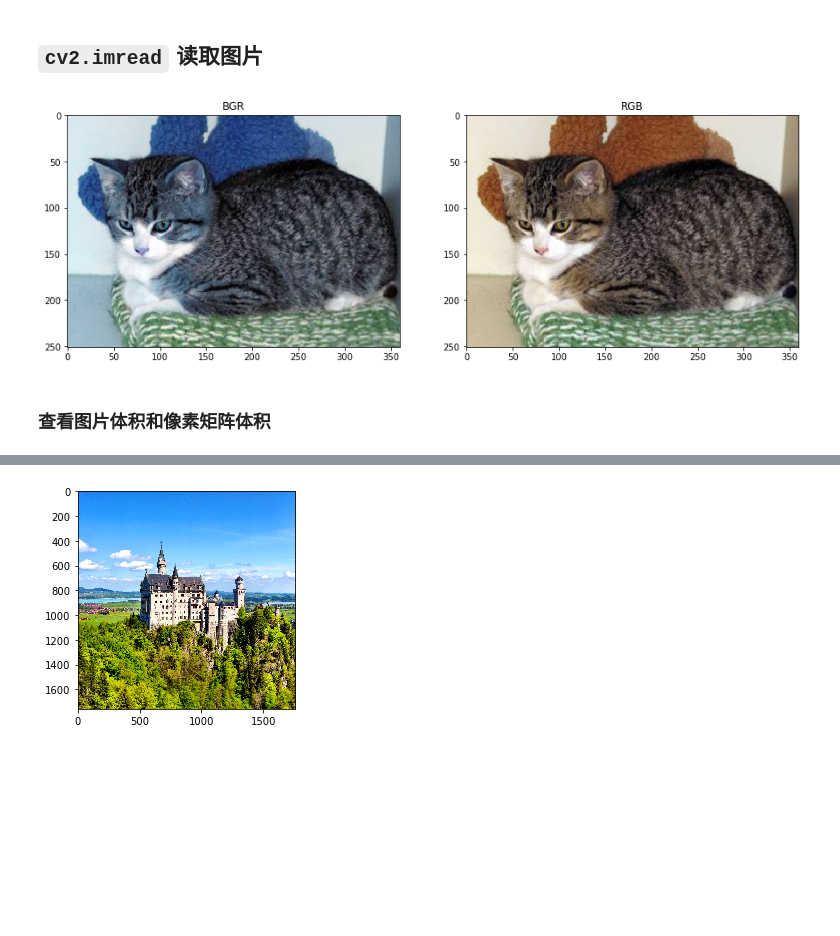
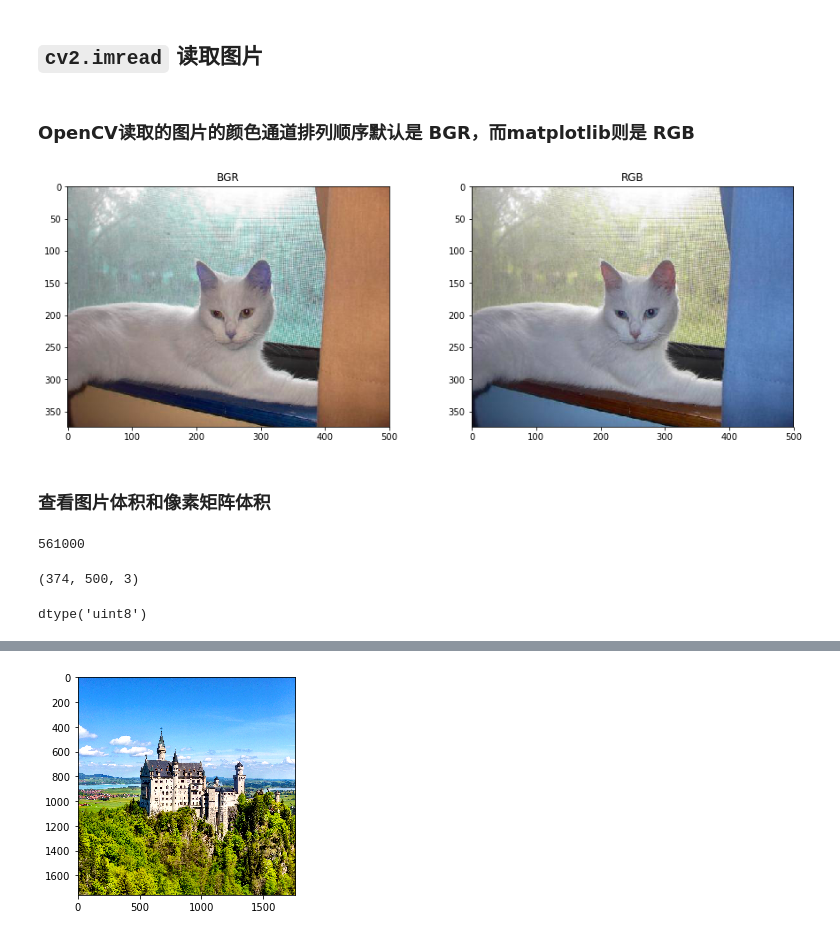
Before and after one commit to mtyylx/MLND, a Jupyter notebook: P6_Dogs_VS_Cats/OpenCV_Primer.ipynb, the cells around one changed output, grey strips where cells are left out. Cells and saved outputs as stored; diff of their text form; code cells hidden in the pictures; blank space fills up the shorter version.

Commit message:
Add more basic usages of OpenCV.

```diff
--- a/P6_Dogs_VS_Cats/OpenCV_Primer.ipynb
+++ b/P6_Dogs_VS_Cats/OpenCV_Primer.ipynb
@@ -17,22 +17,46 @@ cat_folder = cwd + '\\train\\cat\\'
 dog_folder = cwd + '\\train\\dog\\'
 # %% [markdown]
 ## `cv2.imread` 读取图片
+# %% [markdown]
+### OpenCV读取的图片的颜色通道排列顺序默认是 BGR，而matplotlib则是 RGB
 # %%
 # 色彩通道顺序变换
 random_img = np.random.choice(range(12500))
 path = cat_folder + str(random_img) + '.jpg'
 img = cv2.imread(path)
+
+# 方法1：先分离后合并颜色通道
+b,g,r = cv2.split(img)
+img_2 = cv2.merge([r,g,b])
+
+# 方法2：使用cvtColor对颜色通道进行转换
 img_2 = cv2.cvtColor(img, cv2.COLOR_BGR2RGB)
+
+# 方法3：使用Index Slicing的语法
+img_2 = img[:, :, ::-1]
+
 plt.figure(figsize=(15, 5))
 plt.subplot(121)
 plt.imshow(img, cmap='gray')
 plt.title('BGR')
 plt.subplot(122)
 plt.imshow(img_2, cmap='gray')
 plt.title('RGB')
 plt.show()
 # %% [output]
-[figure, old version]
+[figure, new version]
 # %% [markdown]
 ### 查看图片体积和像素矩阵体积
+# %%
+img.size
+# %% [output]
+561000
+# %%
+img.shape
+# %% [output]
+(374, 500, 3)
+# %%
+img.dtype
+# %% [output]
+dtype('uint8')
 # %%
```
Also changed, not shown: parts of 8 cells of this notebook.
